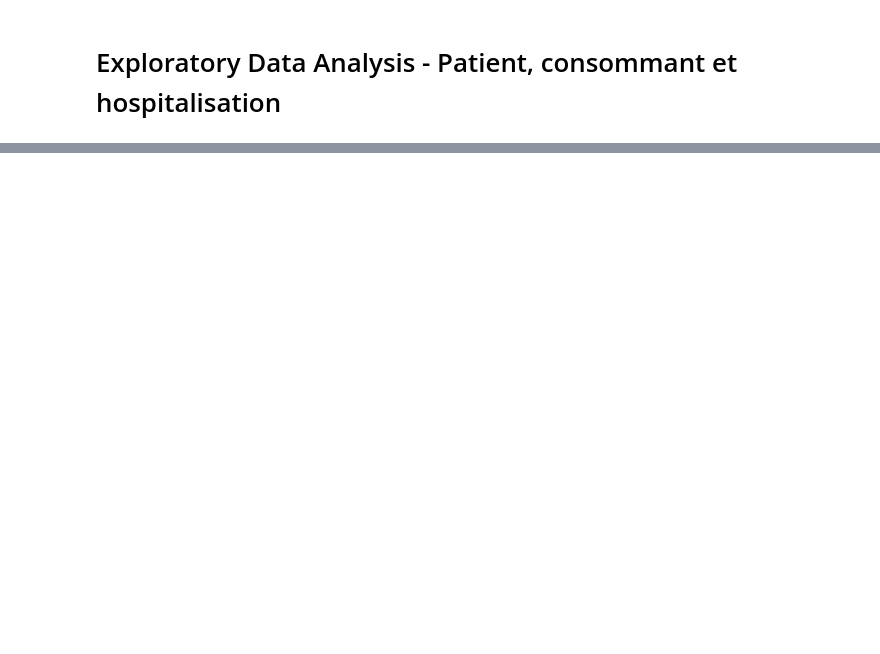
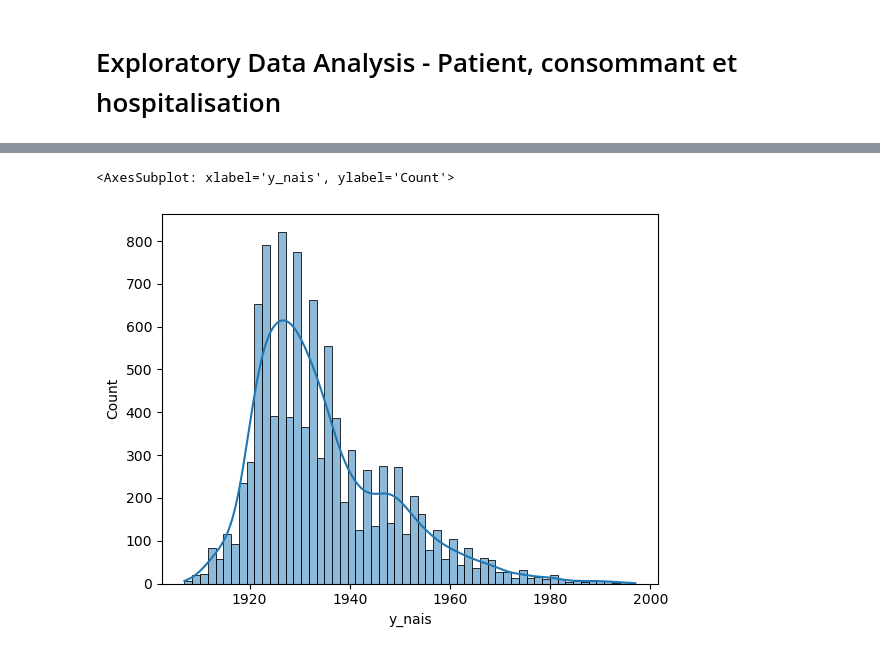
Before and after one commit to Kirscher/TextMining_Parcours_de_soin, a Jupyter notebook: EDA.ipynb, the cells around one changed output, grey strips where cells are left out. Cells and saved outputs as stored; diff of their text form; code cells hidden in the pictures; blank space fills up the shorter version.

Commit message:
added some plots after 26/01 session

```diff
--- a/EDA.ipynb
+++ b/EDA.ipynb
@@ -9,0 +23,5 @@ patient=pd.read_csv("patient_anonyme.csv")
+# %%
+sns.histplot(data=patient, x="y_nais", kde=True)
+# %% [output]
+<AxesSubplot: xlabel='y_nais', ylabel='Count'>
+[figure, added]
```
Also changed, not shown: parts of 15 cells of this notebook.
